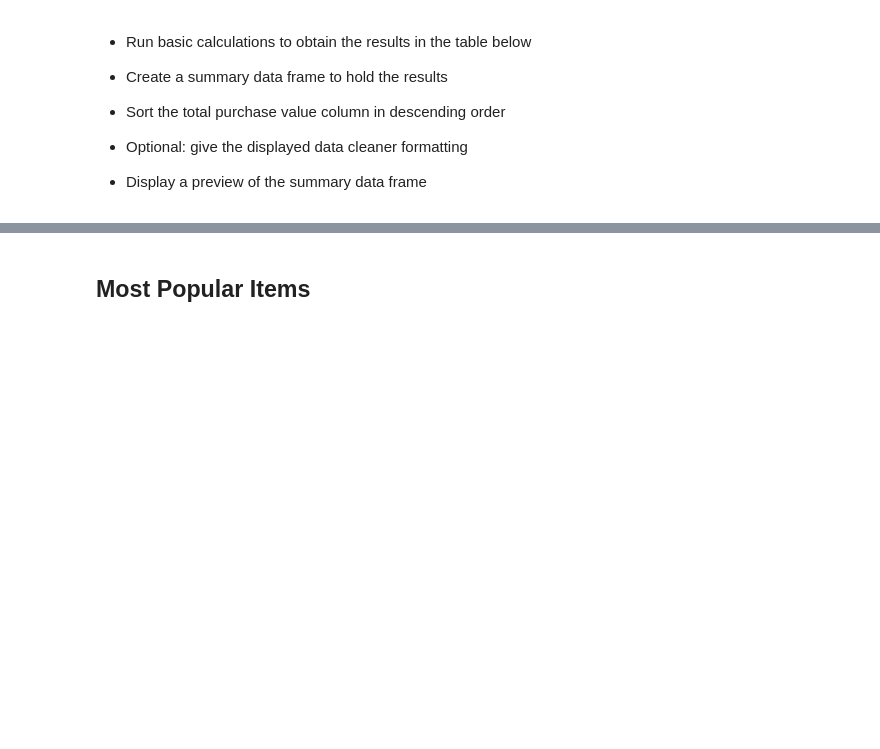
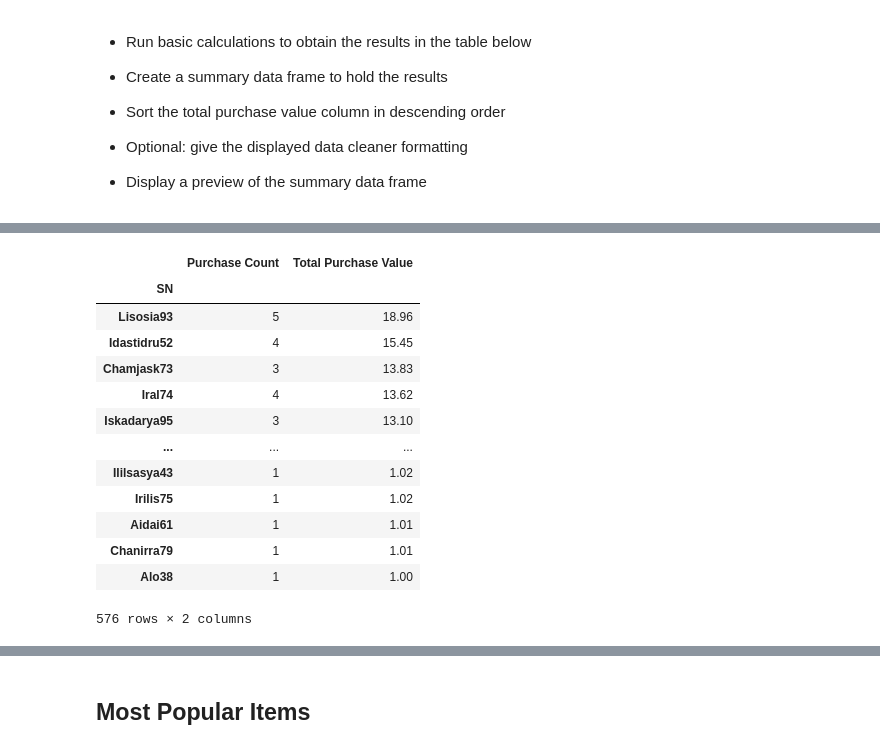
Before and after one commit to benjyms/pandas-challenge, a Jupyter notebook: HeroesOfPymoli/HeroesOfPymoli_starter.ipynb, the cells around one changed output, grey strips where cells are left out. Saved outputs shown, nothing was run; the diff lists cells and outputs as text; code cells hidden in the pictures; blank space fills up the shorter version.

```diff
--- a/HeroesOfPymoli/HeroesOfPymoli_starter.ipynb
+++ b/HeroesOfPymoli/HeroesOfPymoli_starter.ipynb
@@ -433,0 +415,10 @@ merged_purch_age
+# %%
+# create a new df to hold the total purchases by age bin
+grouped_purchase_data_df  = purchase_data_df.groupby(["SN"]).sum()
+grouped_purchase_data_df
+
+# Create a new data frame holding the Price and Rename as "total purc hases"
+total_purchases_sn = pd.DataFrame(grouped_purchase_data_df['Price'])
+total_purchases_sn = total_purchases_sn.rename(columns={"Price": "Total Purchase Value"})
+total_purchases_sn.sort_values(["Total Purchase Value"], ascending=False, inplace=True)
+total_purchases_sn
@@ -433,0 +440,9 @@ merged_purch_age
+# %%
+
+# Creating Dataframe to hold purchase count by SN
+grouped_purchase_sn  = purchase_data_df.groupby(['SN']).count()
+grouped_purchase_sn = pd.DataFrame(grouped_purchase_sn['Purchase ID'])
+grouped_purchase_sn = grouped_purchase_sn.rename(
+    columns={"Purchase ID": "Purchase Count"})
+grouped_purchase_sn.sort_values(by=['Purchase Count'])
+grouped_purchase_sn
@@ -433,0 +464,19 @@ merged_purch_age
+# %%
+# merging total purchase value df with purchase count df
+merged_ts = pd.merge(grouped_purchase_sn, total_purchases_sn, on="SN", how="right")
+merged_ts
+# %% [output]
+|  | Purchase Count | Total Purchase Value |
+| SN |  |  |
+| Lisosia93 | 5 | 18.96 |
+| Idastidru52 | 4 | 15.45 |
+| Chamjask73 | 3 | 13.83 |
+| Iral74 | 4 | 13.62 |
+| Iskadarya95 | 3 | 13.10 |
+| ... | ... | ... |
+| Ililsasya43 | 1 | 1.02 |
+| Irilis75 | 1 | 1.02 |
+| Aidai61 | 1 | 1.01 |
+| Chanirra79 | 1 | 1.01 |
+| Alo38 | 1 | 1.00 |
+576 rows × 2 columns
```
Also changed, not shown: parts of 8 cells of this notebook.
